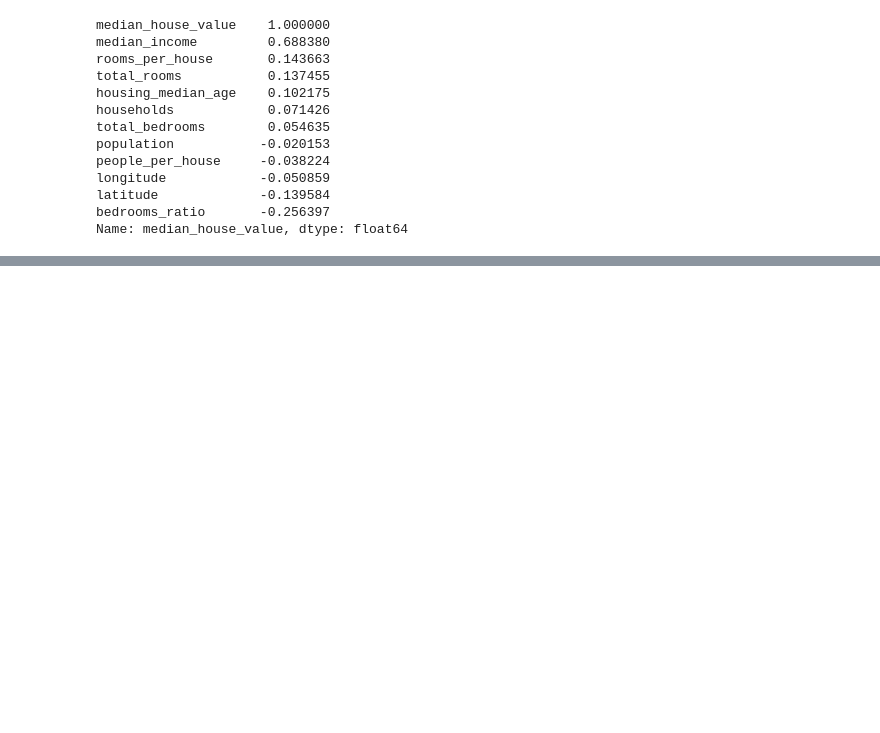
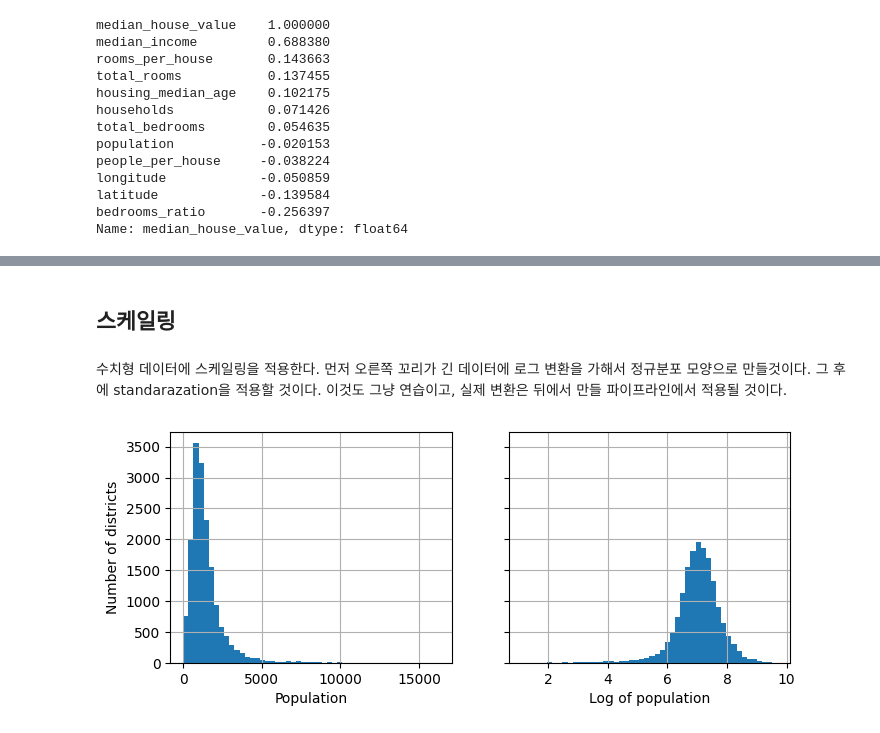
Before and after one commit to p0tat0-113/handson_ml_--, a Jupyter notebook: chapter2.ipynb, the cells around one changed output, grey strips where cells are left out. Saved outputs shown, nothing was run; the diff lists cells and outputs as text; code cells hidden in the pictures; blank space fills up the shorter version.

```diff
--- a/chapter2.ipynb
+++ b/chapter2.ipynb
@@ -262,0 +430,17 @@ Name: median_house_value, dtype: float64
+# %% [markdown]
+## 스케일링
+# %% [markdown]
+수치형 데이터에 스케일링을 적용한다. 먼저 오른쪽 꼬리가 긴 데이터에 로그 변환을 가해서 정규분포 모양으로 만들것이다.
+그 후에 standarazation을 적용할 것이다. 이것도 그냥 연습이고, 실제 변환은 뒤에서 만들 파이프라인에서 적용될 것이다.
+# %%
+#로그 변환을 가해서 데이터를 정규 분포에 가까운 모양으로 변환시켰다.
+
+fig, axs = plt.subplots(1, 2, figsize=(8, 3), sharey=True)
+housing["population"].hist(ax=axs[0], bins=50)
+housing["population"].apply(np.log).hist(ax=axs[1], bins=50)
+axs[0].set_xlabel("Population")
+axs[1].set_xlabel("Log of population")
+axs[0].set_ylabel("Number of districts")
+plt.show()
+# %% [output]
+[figure, added]
```
Also changed, not shown: parts of 99 cells of this notebook.
